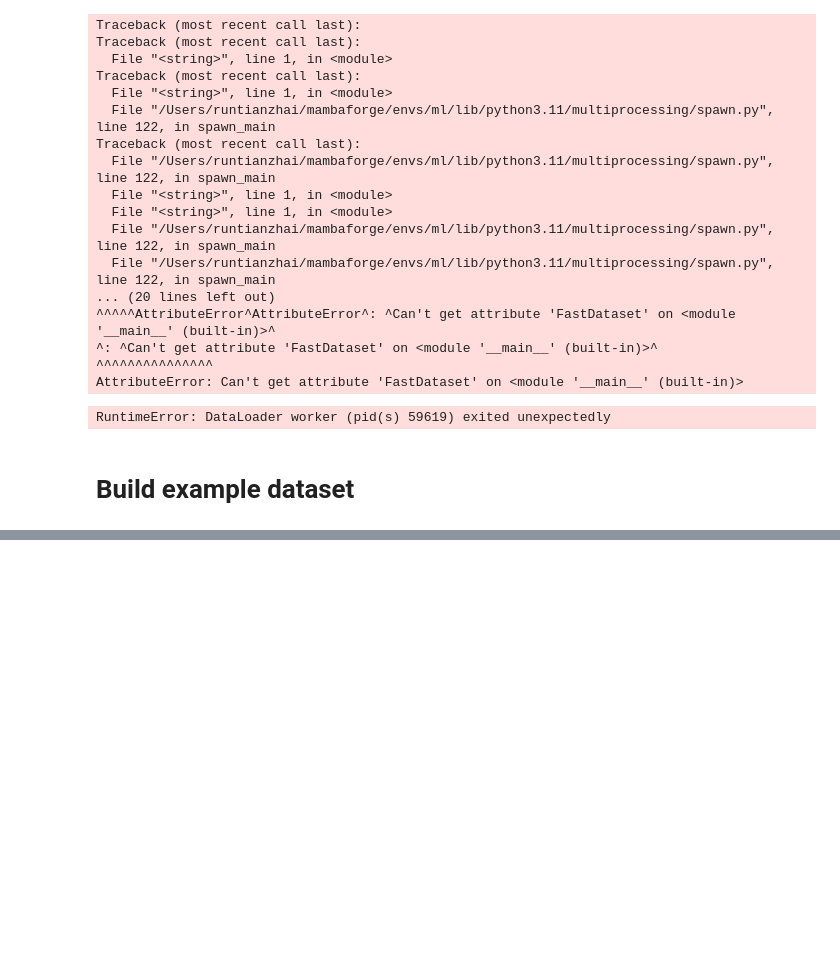
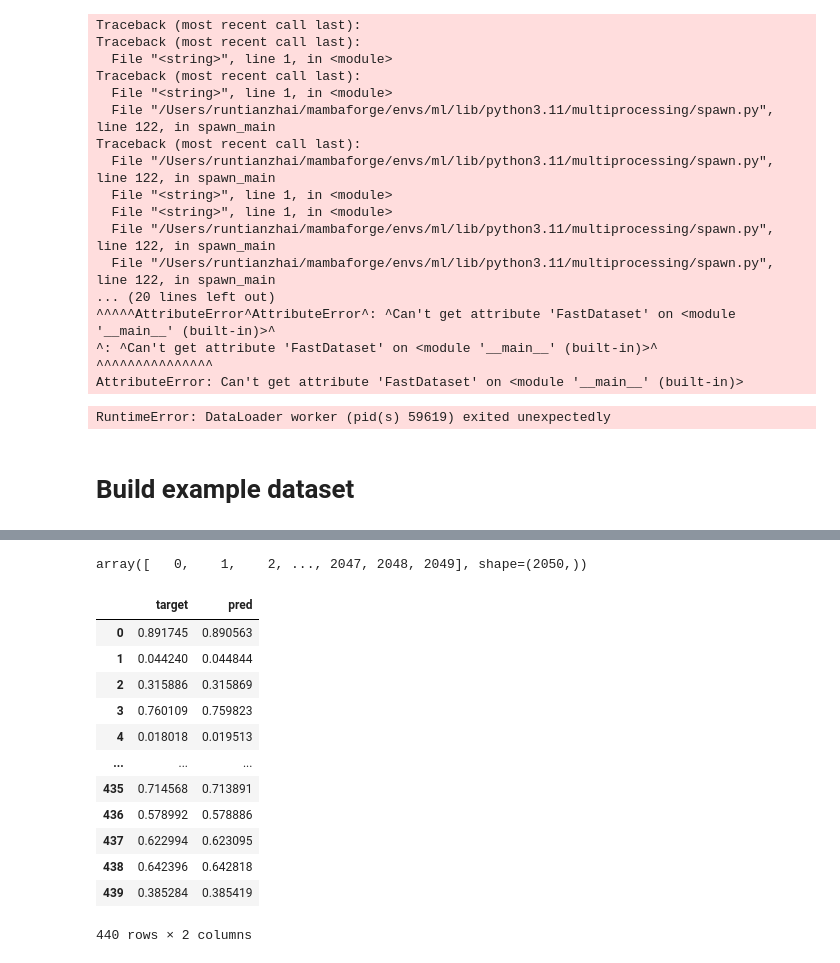
Before and after one commit to RuntianZ/kaggle, a Jupyter notebook: dataset.ipynb, the cells around one changed output, grey strips where cells are left out. Drawn from its saved outputs; the diff is of its cells as text; code cells hidden in the pictures; blank space fills up the shorter version.

```diff
--- a/dataset.ipynb
+++ b/dataset.ipynb
@@ -174,0 +244,21 @@ df
+# %%
+df["sid"].unique()
+# %% [output]
+array([   0,    1,    2, ..., 2047, 2048, 2049], shape=(2050,))
+# %%
+df_pred = pd.read_parquet("/Users/runtianzhai/Documents/project/Python/kaggle/temp/pred/pred_sid_0.parquet")
+df_pred
+# %% [output]
+|  | target | pred |
+| 0 | 0.891745 | 0.890563 |
+| 1 | 0.044240 | 0.044844 |
+| 2 | 0.315886 | 0.315869 |
+| 3 | 0.760109 | 0.759823 |
+| 4 | 0.018018 | 0.019513 |
+| ... | ... | ... |
+| 435 | 0.714568 | 0.713891 |
+| 436 | 0.578992 | 0.578886 |
+| 437 | 0.622994 | 0.623095 |
+| 438 | 0.642396 | 0.642818 |
+| 439 | 0.385284 | 0.385419 |
+440 rows × 2 columns
```
Also changed, not shown: parts of 7 cells of this notebook, 2 other files.
